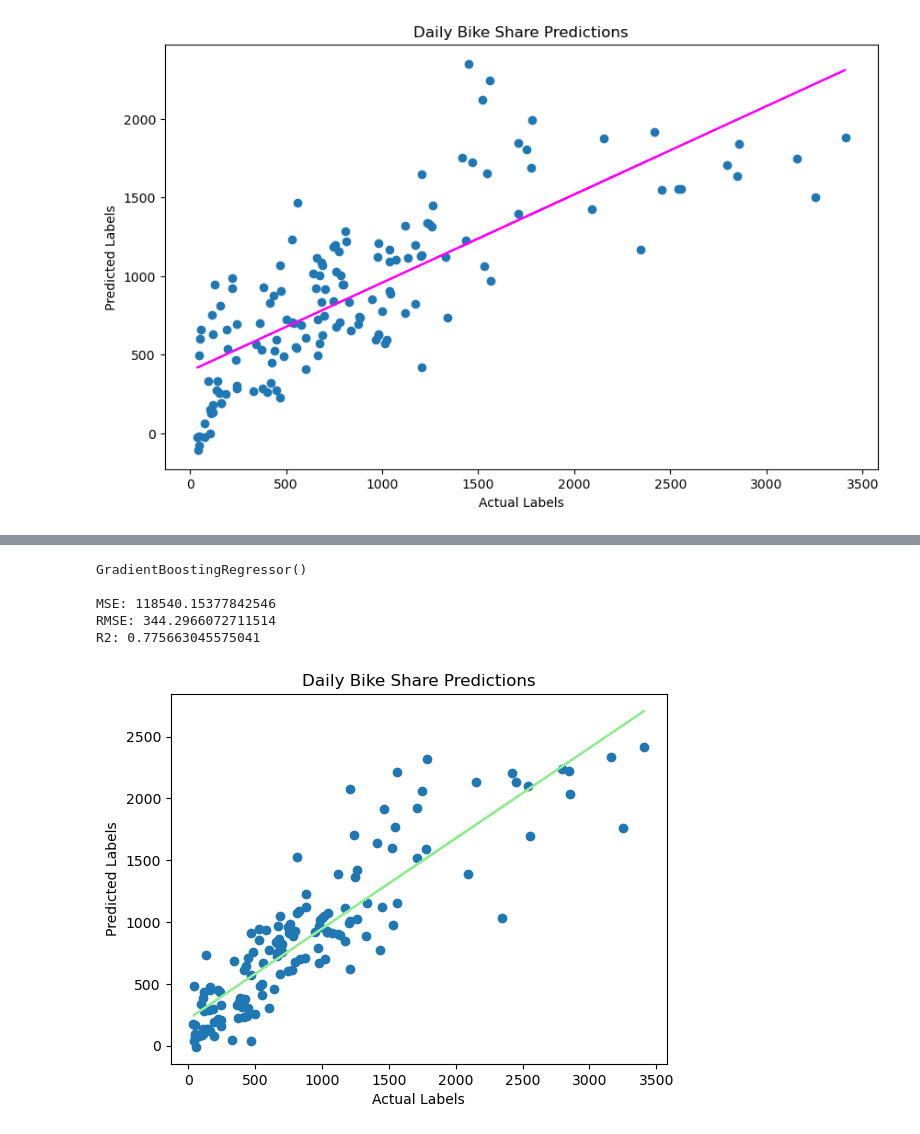
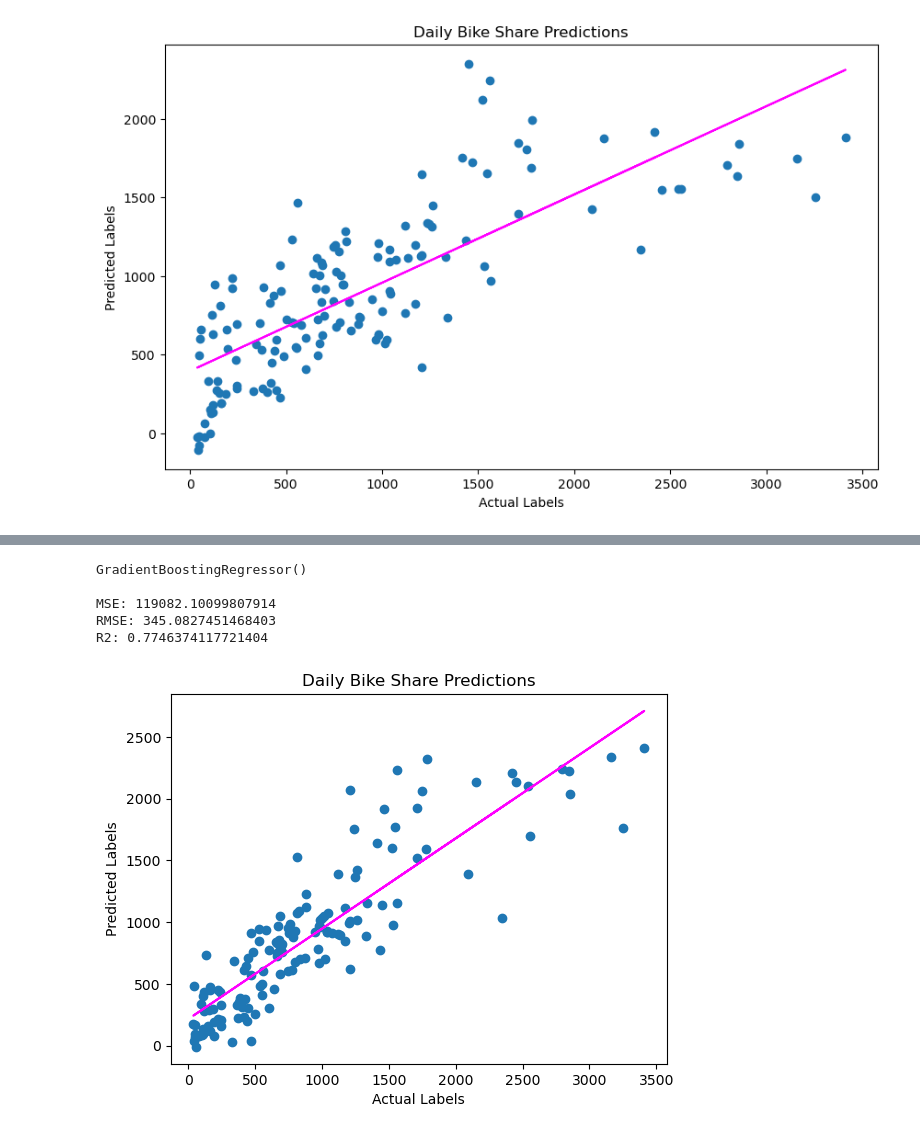
Before and after one commit to WizKnight/Machine-Learning-Challenge, a Jupyter notebook: Daily Bike Share/bike_data.ipynb, the cells around one changed output, grey strips where cells are left out. Drawn from its saved outputs; the diff is of its cells as text; code cells hidden in the pictures.

```diff
--- a/Daily Bike Share/bike_data.ipynb
+++ b/Daily Bike Share/bike_data.ipynb
@@ -284,34 +283,34 @@ R2: 0.7690760478668337
 # %%
 # Train the model
 from sklearn.ensemble import GradientBoostingRegressor
 
 # Fit a lasso model on the training set
 model = GradientBoostingRegressor().fit(X_train, y_train)
 print (model, "\n")
 
 # Evaluate the model using the test data
 predictions = model.predict(X_test)
 mse = mean_squared_error(y_test, predictions)
 print("MSE:", mse)
 rmse = np.sqrt(mse)
 print("RMSE:", rmse)
 r2 = r2_score(y_test, predictions)
 print("R2:", r2)
 
 # Plot predicted vs actual
 plt.scatter(y_test, predictions)
 plt.xlabel('Actual Labels')
 plt.ylabel('Predicted Labels')
 plt.title('Daily Bike Share Predictions')
 # overlay the regression line
 z = np.polyfit(y_test, predictions, 1)
 p = np.poly1d(z)
-plt.plot(y_test,p(y_test), color='lightgreen')
+plt.plot(y_test,p(y_test), color='magenta')
 plt.show()
 # %% [output]
 GradientBoostingRegressor()
 
-MSE: 118540.15377842546
-RMSE: 344.2966072711514
-R2: 0.775663045575041
+MSE: 119082.10099807914
+RMSE: 345.0827451468403
+R2: 0.7746374117721404
-[figure, old version]
+[figure, new version]
```
Also changed, not shown: parts of 7 cells of this notebook.
